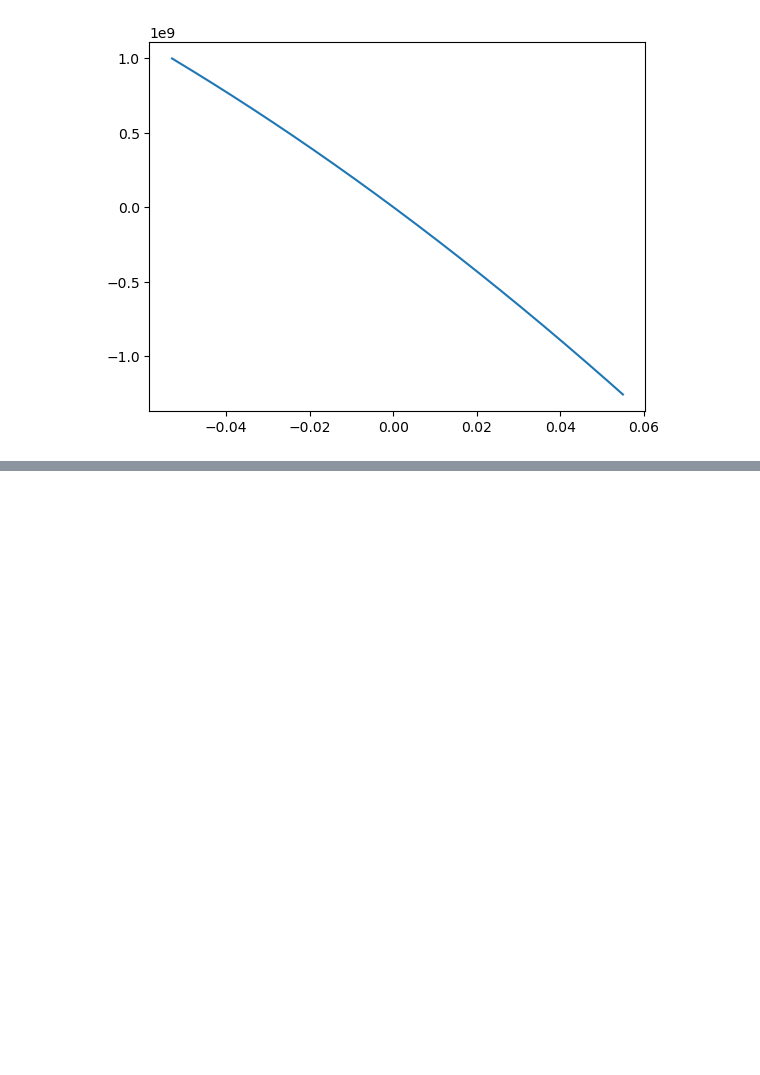
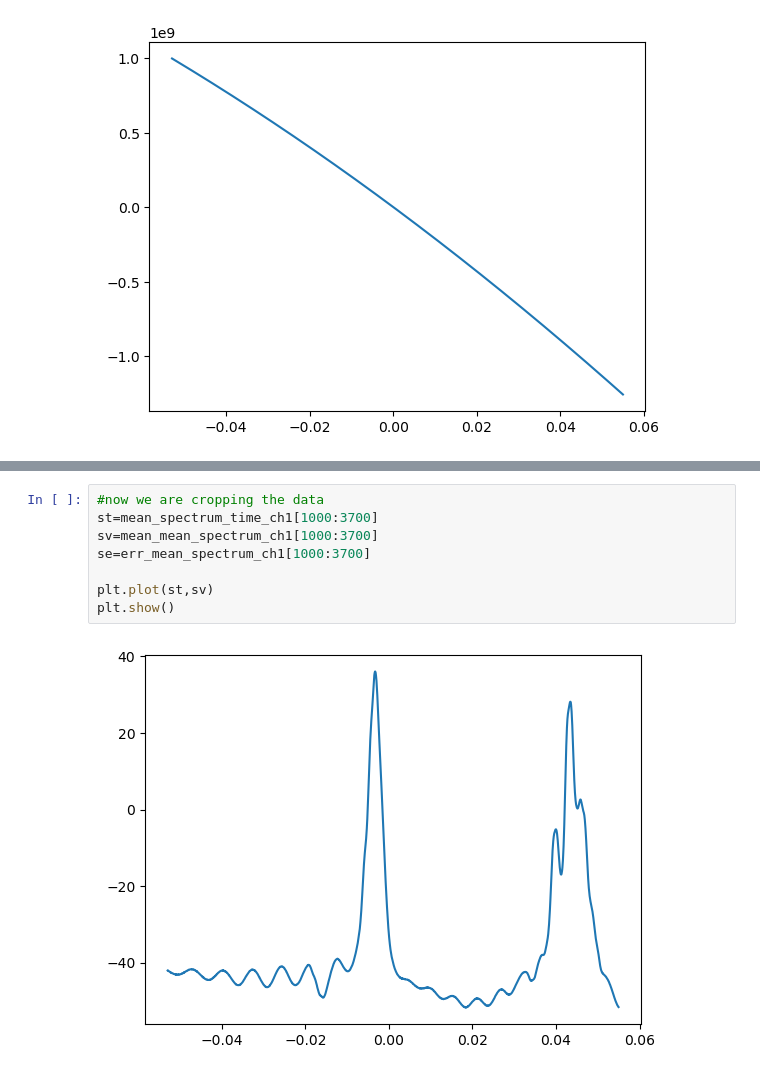
Before and after one commit to LaraTatli18/doppler-free-laser-spectroscopy, a Jupyter notebook: analyse_data.ipynb, the cells around one changed output, grey strips where cells are left out. Cells and saved outputs as stored; diff of their text form; blank space fills up the shorter version.

```diff
--- a/analyse_data.ipynb
+++ b/analyse_data.ipynb
@@ -244,0 +289,10 @@ plt.show()
+# %%
+#now we are cropping the data
+st=mean_spectrum_time_ch1[1000:3700]
+sv=mean_mean_spectrum_ch1[1000:3700]
+se=err_mean_spectrum_ch1[1000:3700]
+
+plt.plot(st,sv)
+plt.show()
+# %% [output]
+[figure, added]
```
Also changed, not shown: parts of 5 cells of this notebook.
